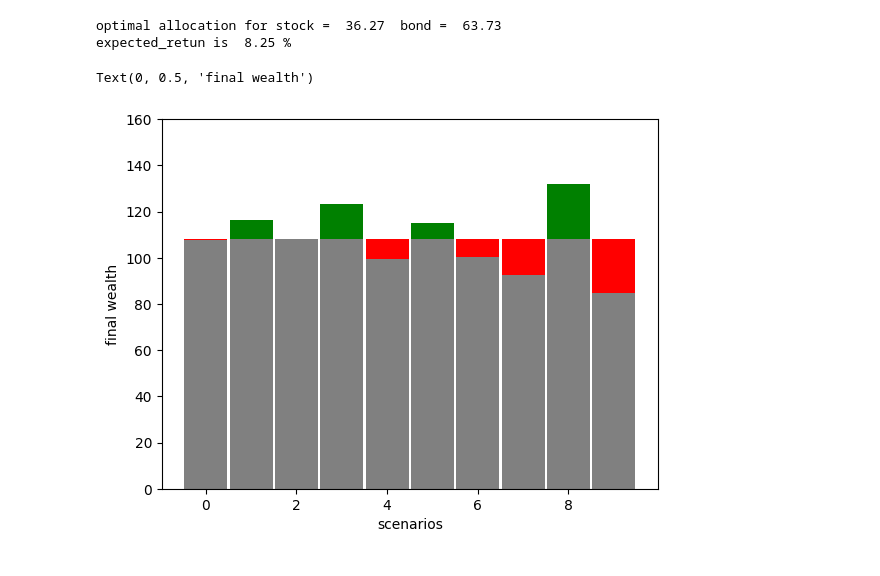
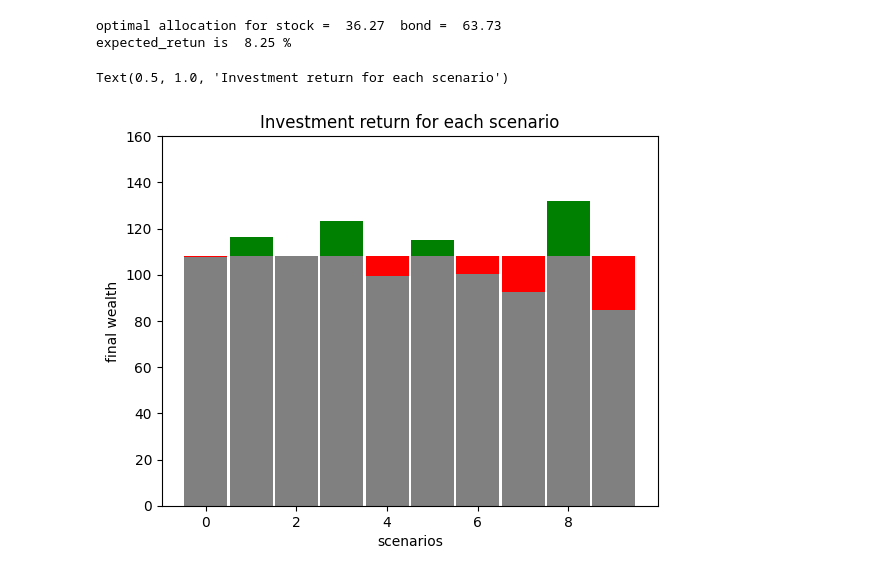
Before and after one commit to QuhiQuhihi/stochastic-financial-planning-control, a Jupyter notebook: stochastic_financial_planning_control.ipynb, the cells around one changed output. Cells and saved outputs as stored; diff of their text form; code cells hidden in the pictures.

```diff
--- a/stochastic_financial_planning_control.ipynb
+++ b/stochastic_financial_planning_control.ipynb
@@ -127,13 +127,14 @@ print("expected_retun is ", round(100* expected_return, 2),"%")
 optimal allocation for stock =  36.27  bond =  63.73
 expected_retun is  8.25 %
 # %%
-fix, ax = plt.subplots(1,1)
+fig, ax = plt.subplots(1,1)
 ax.bar(range(num_clusters), np.round(goal_amount+y.value,2), color='green', width=0.95)
 ax.bar(range(num_clusters), goal_amount, color='red', width=0.95)
 ax.bar(range(num_clusters), np.round(goal_amount-w.value,2), color='grey', width=0.95)
 ax.set_ylim([0, 160])
 ax.set_xlabel('scenarios')
 ax.set_ylabel('final wealth')
+plt.title('Investment return for each scenario')
 # %% [output]
-Text(0, 0.5, 'final wealth')
+Text(0.5, 1.0, 'Investment return for each scenario')
-[figure, old version]
+[figure, new version]
```
